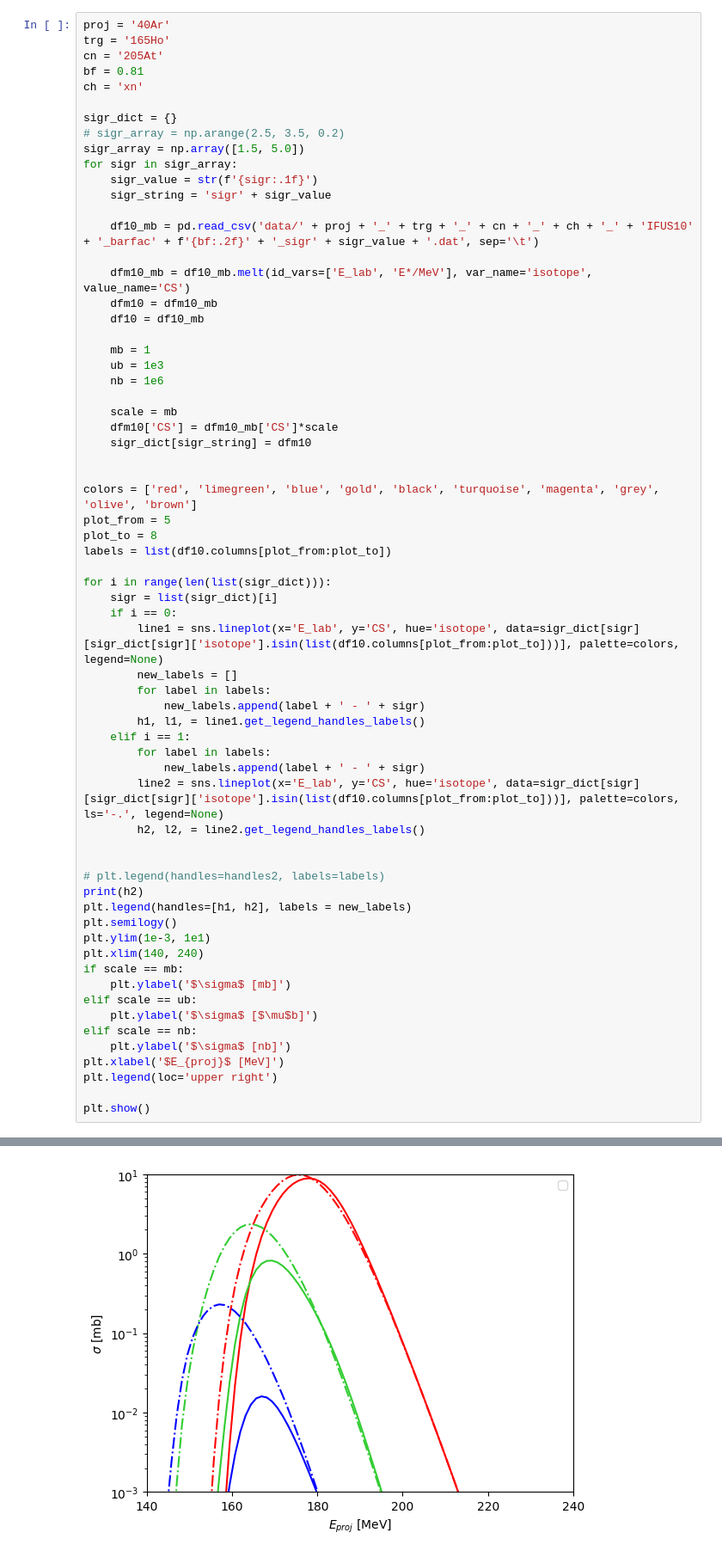
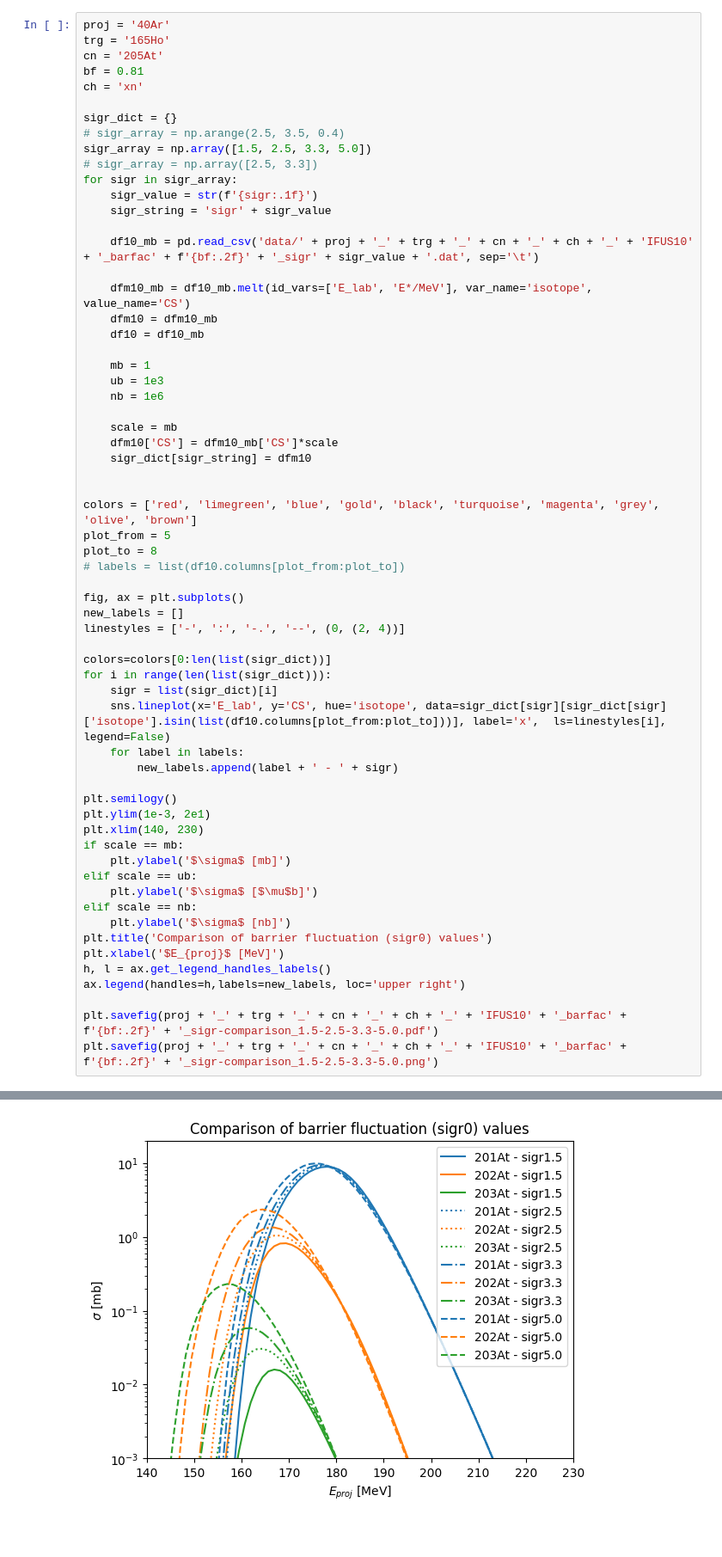
Before and after one commit to JozefMist/hivapJ, a Jupyter notebook: MyHivap/results/205at/sigr_comparison.ipynb, the cells around one changed output, grey strips where cells are left out. Shown at 86% size. Cells and saved outputs as stored; diff of their text form; blank space fills up the shorter version.

Commit message:
sigr comparison

```diff
--- a/MyHivap/results/205at/sigr_comparison.ipynb
+++ b/MyHivap/results/205at/sigr_comparison.ipynb
@@ -11,8 +12,9 @@ bf = 0.81
 ch = 'xn'
 
 sigr_dict = {}
-# sigr_array = np.arange(2.5, 3.5, 0.2)
-sigr_array = np.array([1.5, 5.0])
+# sigr_array = np.arange(2.5, 3.5, 0.4)
+sigr_array = np.array([1.5, 2.5, 3.3, 5.0])
+# sigr_array = np.array([2.5, 3.3])
 for sigr in sigr_array:
     sigr_value = str(f'{sigr:.1f}')
     sigr_string = 'sigr' + sigr_value
@@ -35,37 +37,33 @@ for sigr in sigr_array:
 colors = ['red', 'limegreen', 'blue', 'gold', 'black', 'turquoise', 'magenta', 'grey', 'olive', 'brown']
 plot_from = 5
 plot_to = 8
-labels = list(df10.columns[plot_from:plot_to])
+# labels = list(df10.columns[plot_from:plot_to])
 
+fig, ax = plt.subplots()
+new_labels = []
+linestyles = ['-', ':', '-.', '--', (0, (2, 4))]
+
+colors=colors[0:len(list(sigr_dict))]
 for i in range(len(list(sigr_dict))):
     sigr = list(sigr_dict)[i]
-    if i == 0:
-        line1 = sns.lineplot(x='E_lab', y='CS', hue='isotope', data=sigr_dict[sigr][sigr_dict[sigr]['isotope'].isin(list(df10.columns[plot_from:plot_to]))], palette=colors, legend=None)
-        new_labels = []
-        for label in labels:
-            new_labels.append(label + ' - ' + sigr)
-        h1, l1, = line1.get_legend_handles_labels()
-    elif i == 1:
-        for label in labels:
-            new_labels.append(label + ' - ' + sigr)
-        line2 = sns.lineplot(x='E_lab', y='CS', hue='isotope', data=sigr_dict[sigr][sigr_dict[sigr]['isotope'].isin(list(df10.columns[plot_from:plot_to]))], palette=colors, ls='-.', legend=None)
-        h2, l2, = line2.get_legend_handles_labels()
+    sns.lineplot(x='E_lab', y='CS', hue='isotope', data=sigr_dict[sigr][sigr_dict[sigr]['isotope'].isin(list(df10.columns[plot_from:plot_to]))], label='x',  ls=linestyles[i], legend=False)
+    for label in labels:
+        new_labels.append(label + ' - ' + sigr)
 
-
-# plt.legend(handles=handles2, labels=labels)
-print(h2)
-plt.legend(handles=[h1, h2], labels = new_labels)
 plt.semilogy()
-plt.ylim(1e-3, 1e1)
-plt.xlim(140, 240)
+plt.ylim(1e-3, 2e1)
+plt.xlim(140, 230)
 if scale == mb:
     plt.ylabel('$\sigma$ [mb]')
 elif scale == ub:
     plt.ylabel('$\sigma$ [$\mu$b]')
 elif scale == nb:
     plt.ylabel('$\sigma$ [nb]')
+plt.title('Comparison of barrier fluctuation (sigr0) values')
 plt.xlabel('$E_{proj}$ [MeV]')
-plt.legend(loc='upper right')
+h, l = ax.get_legend_handles_labels()
+ax.legend(handles=h,labels=new_labels, loc='upper right')
 
-plt.show()
+plt.savefig(proj + '_' + trg + '_' + cn + '_' + ch + '_' + 'IFUS10' + '_barfac' + f'{bf:.2f}' + '_sigr-comparison_1.5-2.5-3.3-5.0.pdf')
+plt.savefig(proj + '_' + trg + '_' + cn + '_' + ch + '_' + 'IFUS10' + '_barfac' + f'{bf:.2f}' + '_sigr-comparison_1.5-2.5-3.3-5.0.png')
 # %% [output]
@@ -77 +70 @@ No artists with labels found to put in legend.  Note that artists whose label st
-[figure, old version]
+[figure, new version]
```
Also changed, not shown: parts of 4 cells of this notebook, 24 other files.
